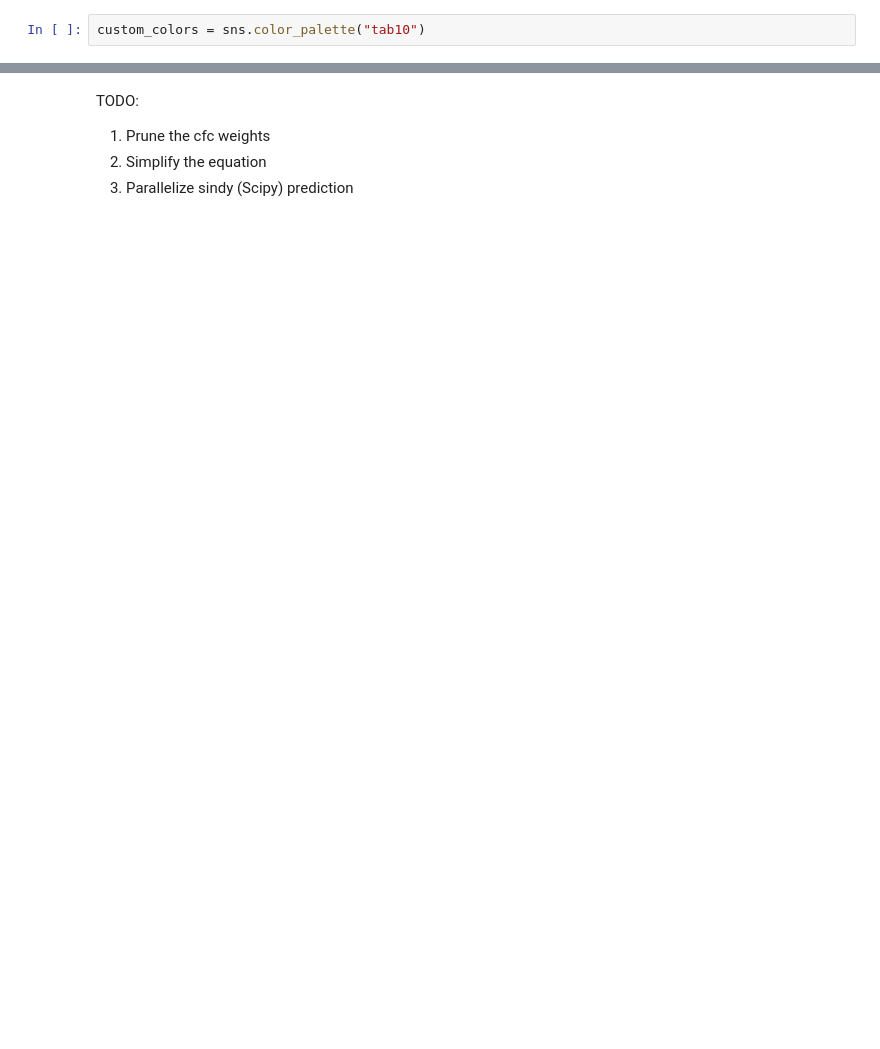
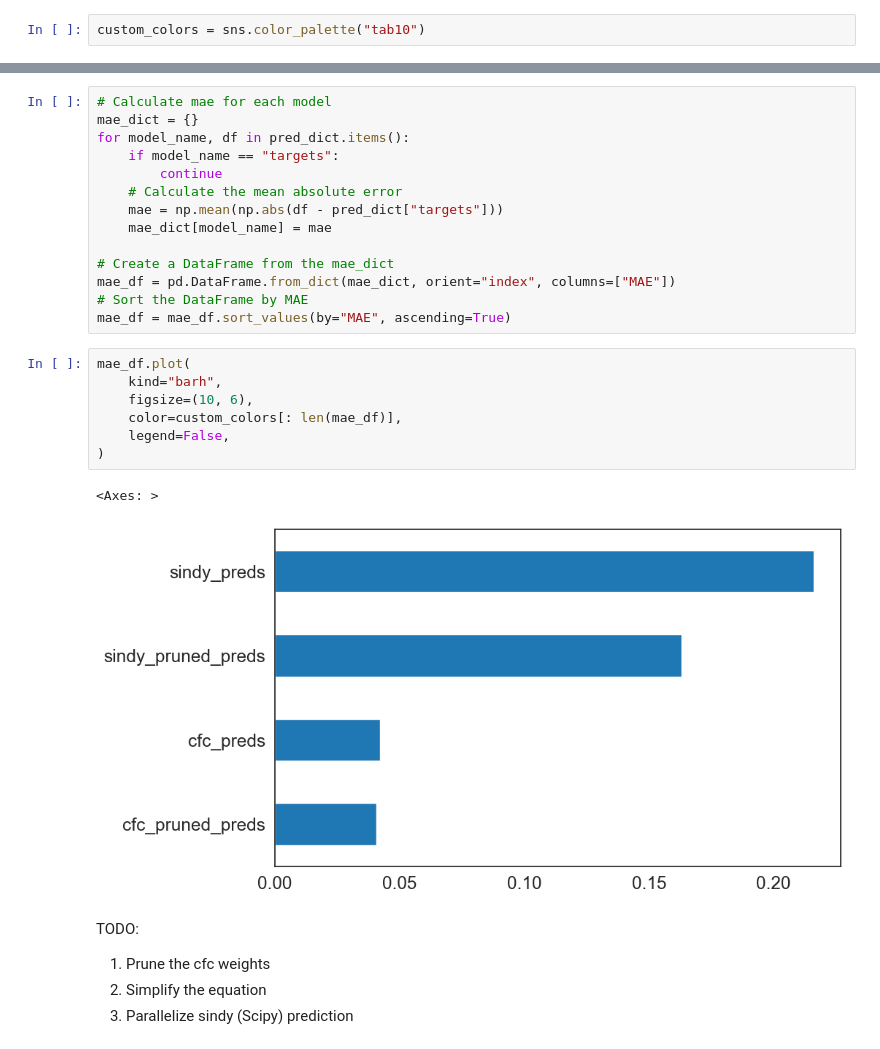
Before and after one commit to JankowskiDaniel/Neural-Deep-Retina, a Jupyter notebook: notebooks/compare_sindy_cfc.ipynb, the cells around one changed output, grey strips where cells are left out. Cells and saved outputs as stored; diff of their text form; blank space fills up the shorter version.

```diff
--- a/notebooks/compare_sindy_cfc.ipynb
+++ b/notebooks/compare_sindy_cfc.ipynb
@@ -110,3 +111,27 @@ fig.savefig(plot_dir / "predictions.png", bbox_inches="tight")
+# %%
+# Calculate mae for each model
+mae_dict = {}
+for model_name, df in pred_dict.items():
+    if model_name == "targets":
+        continue
+    # Calculate the mean absolute error
+    mae = np.mean(np.abs(df - pred_dict["targets"]))
+    mae_dict[model_name] = mae
+
+# Create a DataFrame from the mae_dict
+mae_df = pd.DataFrame.from_dict(mae_dict, orient="index", columns=["MAE"])
+# Sort the DataFrame by MAE
+mae_df = mae_df.sort_values(by="MAE", ascending=True)
+# %%
+mae_df.plot(
+    kind="barh",
+    figsize=(10, 6),
+    color=custom_colors[: len(mae_df)],
+    legend=False,
+)
+# %% [output]
+<Axes: >
+[figure, added]
 # %% [markdown]
 TODO:
 
```
Also changed, not shown: parts of 2 cells of this notebook, 7 other files.
